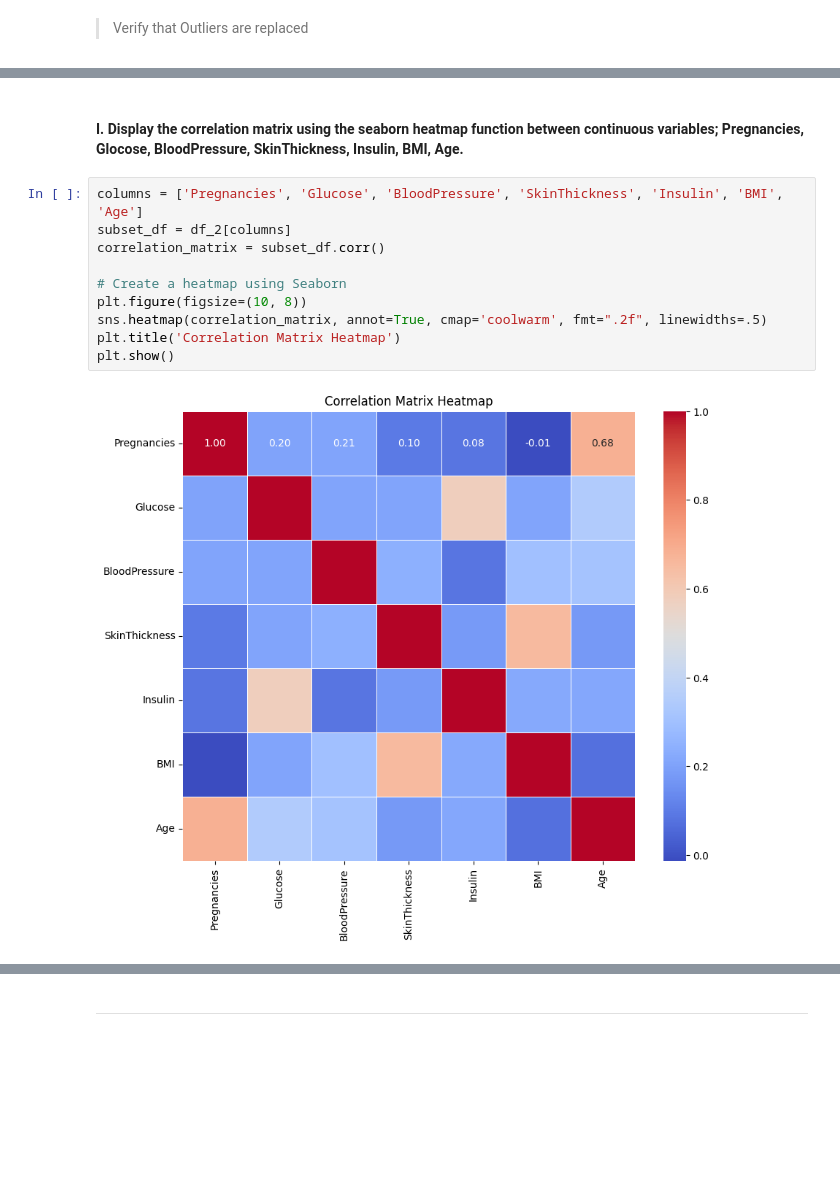
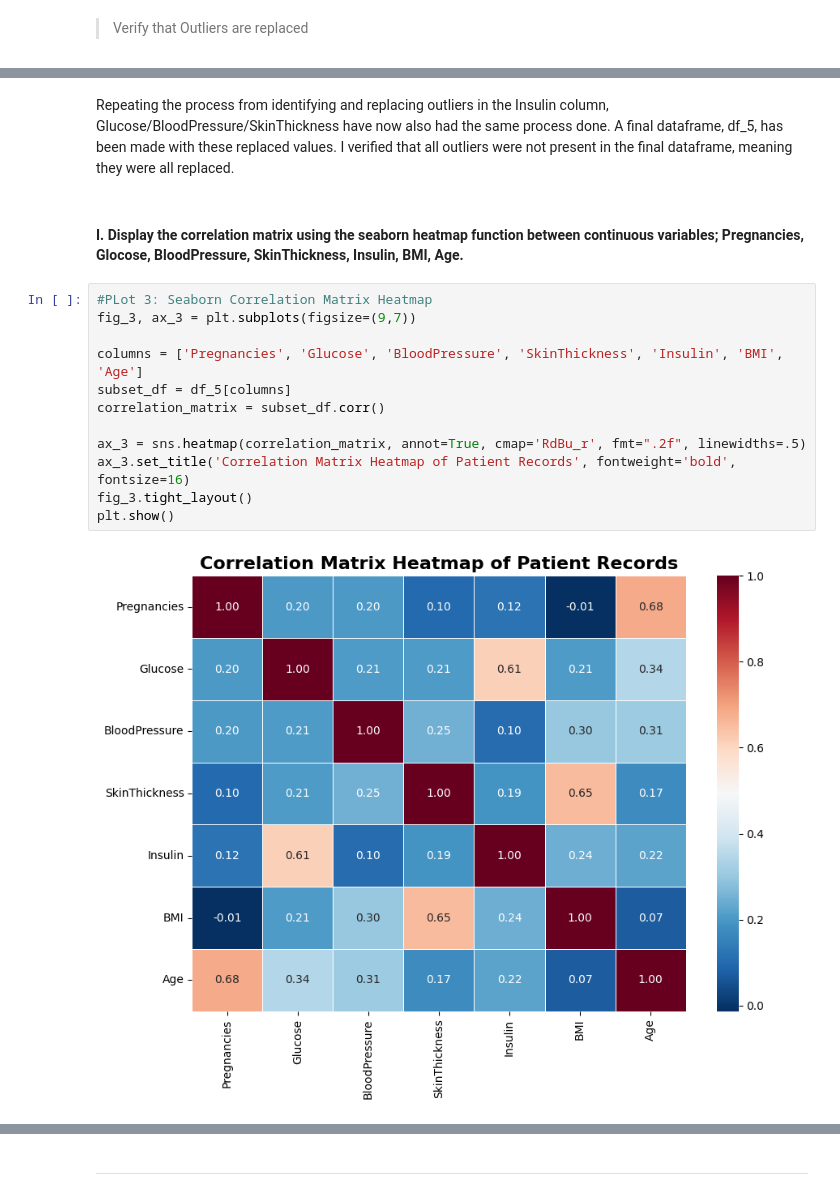
Before and after one commit to dandex200/COMP40370_Data_Mining, a Jupyter notebook: Practical_1/practical_01_B.ipynb, the cells around one changed output, grey strips where cells are left out. Cells and saved outputs as stored; diff of their text form; blank space fills up the shorter version.

```diff
--- a/Practical_1/practical_01_B.ipynb
+++ b/Practical_1/practical_01_B.ipynb
@@ -369,14 +398,18 @@ Comment
+# %% [markdown]
+Repeating the process from identifying and replacing outliers in the Insulin column, Glucose/BloodPressure/SkinThickness have now also had the same process done. A final dataframe, df_5, has been made with these replaced values. I verified that all outliers were not present in the final dataframe, meaning they were all replaced.
 # %% [markdown]
 #### I. Display the correlation matrix using the seaborn heatmap function between continuous variables; Pregnancies, Glocose, BloodPressure, SkinThickness, Insulin, BMI, Age.
 # %%
+#PLot 3: Seaborn Correlation Matrix Heatmap
+fig_3, ax_3 = plt.subplots(figsize=(9,7))
+
 columns = ['Pregnancies', 'Glucose', 'BloodPressure', 'SkinThickness', 'Insulin', 'BMI', 'Age']
-subset_df = df_2[columns]
+subset_df = df_5[columns]
 correlation_matrix = subset_df.corr()
 
-# Create a heatmap using Seaborn
-plt.figure(figsize=(10, 8))
-sns.heatmap(correlation_matrix, annot=True, cmap='coolwarm', fmt=".2f", linewidths=.5)
-plt.title('Correlation Matrix Heatmap')
+ax_3 = sns.heatmap(correlation_matrix, annot=True, cmap='RdBu_r', fmt=".2f", linewidths=.5)
+ax_3.set_title('Correlation Matrix Heatmap of Patient Records', fontweight='bold', fontsize=16)
+fig_3.tight_layout()
 plt.show()
 # %% [output]
-[figure, old version]
+[figure, new version]
```
Also changed, not shown: parts of 34 cells of this notebook, 1 other file.
